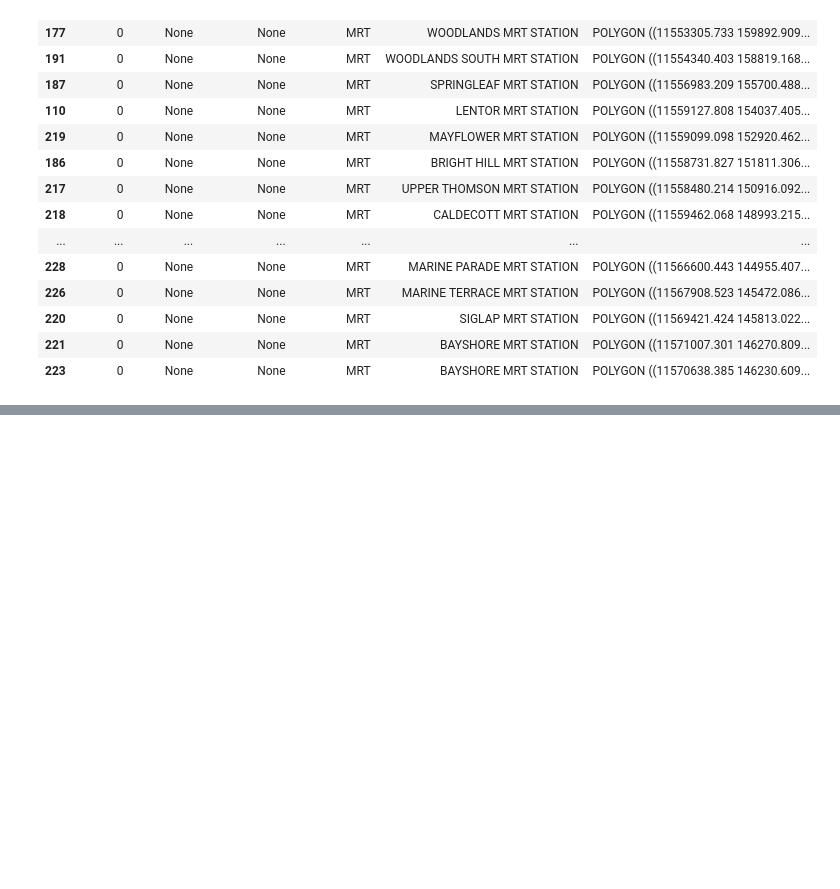
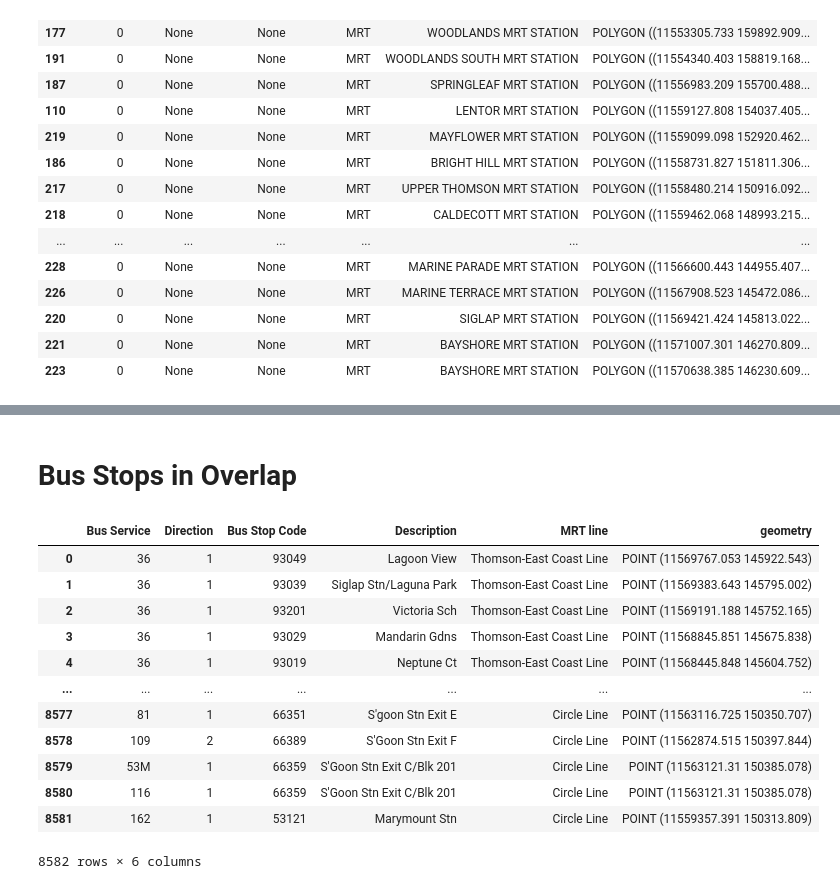
Before and after one commit to Yutingggggggg/dsa4264_geospatial, a Jupyter notebook: workingfiles/overlap_distance.ipynb, the cells around one changed output, grey strips where cells are left out. Drawn from its saved outputs; the diff is of its cells as text; code cells hidden in the pictures; blank space fills up the shorter version.

Commit message:
updated with code to find the bus stops in the intersection

```diff
--- a/workingfiles/overlap_distance.ipynb
+++ b/workingfiles/overlap_distance.ipynb
@@ -552,0 +757,3 @@ bus_routes_overlap_green
+# %%
+bus_routes_overlap = pd.concat([bus_routes_overlap, bus_routes_overlap_green], axis = 0)
+bus_routes_overlap
@@ -584,14 +826,16 @@ for i, route in tqdm(bus_routes_combined.iterrows()):
             'Bus Service': route['ServiceNo'],
             'Direction': route['Direction'],
             'Overlap Distance': 0,
-            'MRT line': 'Circle Line'
+            'MRT line': 'Circle Line',
+            'Intersection': overlap
             })
     else:
         overlap_distance_output_circle.append({
             'Bus Service': route['ServiceNo'],
             'Direction': route['Direction'],
             'Overlap Distance': overlap.length,
-            'MRT line': 'Circle Line'
+            'MRT line': 'Circle Line',
+            'Intersection': overlap
             })
 
 overlap_distance_circle = pd.DataFrame(overlap_distance_output_circle)
@@ -601,0 +874,3 @@ bus_routes_overlap_circle
+# %%
+bus_routes_overlap = pd.concat([bus_routes_overlap, bus_routes_overlap_circle], axis = 0)
+bus_routes_overlap
@@ -601,0 +891,42 @@ bus_routes_overlap_circle
+# %% [markdown]
+# Bus Stops in Overlap
+# %%
+# find the bus stops that belong to each intersection between the bus routes and the MRT lines
+bus_routes_overlap_gdf_3857 = geopandas.GeoDataFrame(bus_routes_overlap,
+                                                     geometry = bus_routes_overlap['Intersection'],
+                                                     crs = "EPSG:3857")
+
+overlap_count_output = []
+
+for i, row in tqdm(bus_routes_overlap_gdf_3857.iterrows()):
+    bus_no = row['Bus Service']
+    direction = row['Direction']
+    bus = bus_routes_gdf_3857[(bus_routes_gdf_3857['ServiceNo'] == bus_no) & (bus_routes_gdf_3857['Direction'] == direction)]
+    for j, stop in bus.iterrows():
+        if row['Intersection'].contains(stop.geometry):
+            overlap_count_output.append({
+                'Bus Service': bus_no,
+                'Direction': direction,
+                'Bus Stop Code': stop['BusStopCode'],
+                'Description': stop['Description'],
+                'MRT line': row['MRT line'],
+                'geometry': stop.geometry
+            })
+
+overlap_bus_stops = geopandas.GeoDataFrame(overlap_count_output, crs = "EPSG:3857")
+# %%
+overlap_bus_stops
+# %% [output]
+|  | Bus Service | Direction | Bus Stop Code | Description | MRT line | geometry |
+| 0 | 36 | 1 | 93049 | Lagoon View | Thomson-East Coast Line | POINT (11569767.053 145922.543) |
+| 1 | 36 | 1 | 93039 | Siglap Stn/Laguna Park | Thomson-East Coast Line | POINT (11569383.643 145795.002) |
+| 2 | 36 | 1 | 93201 | Victoria Sch | Thomson-East Coast Line | POINT (11569191.188 145752.165) |
+| 3 | 36 | 1 | 93029 | Mandarin Gdns | Thomson-East Coast Line | POINT (11568845.851 145675.838) |
+| 4 | 36 | 1 | 93019 | Neptune Ct | Thomson-East Coast Line | POINT (11568445.848 145604.752) |
+| ... | ... | ... | ... | ... | ... | ... |
+| 8577 | 81 | 1 | 66351 | S'goon Stn Exit E | Circle Line | POINT (11563116.725 150350.707) |
+| 8578 | 109 | 2 | 66389 | S'Goon Stn Exit F | Circle Line | POINT (11562874.515 150397.844) |
+| 8579 | 53M | 1 | 66359 | S'Goon Stn Exit C/Blk 201 | Circle Line | POINT (11563121.31 150385.078) |
+| 8580 | 116 | 1 | 66359 | S'Goon Stn Exit C/Blk 201 | Circle Line | POINT (11563121.31 150385.078) |
+| 8581 | 162 | 1 | 53121 | Marymount Stn | Circle Line | POINT (11559357.391 150313.809) |
+8582 rows × 6 columns
```
Also changed, not shown: parts of 50 cells of this notebook.
